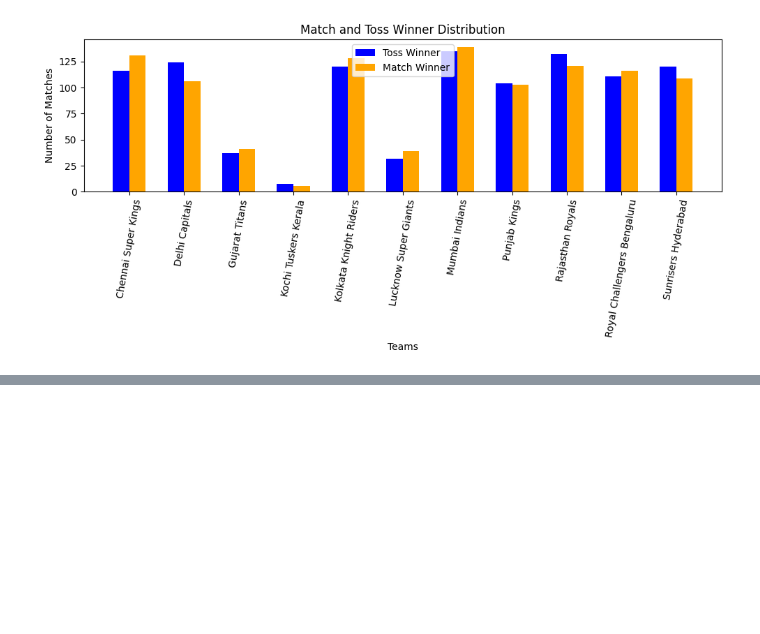
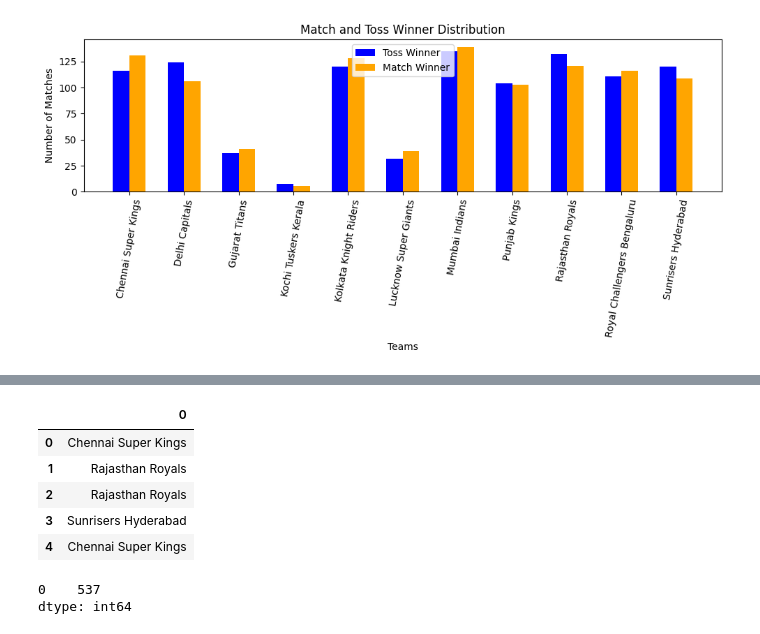
Before and after one commit to Channu17/IPL-win-predictor, a Jupyter notebook: notebooks/winpredictor.ipynb, the cells around one changed output, grey strips where cells are left out. Saved outputs shown, nothing was run; the diff lists cells and outputs as text; code cells hidden in the pictures; blank space fills up the shorter version.

```diff
--- a/notebooks/winpredictor.ipynb
+++ b/notebooks/winpredictor.ipynb
@@ -340,0 +396,14 @@ plt.show()
+# %%
+toss_and_match_winner_df.head()
+# %% [output]
+|  | 0 |
+| 0 | Chennai Super Kings |
+| 1 | Rajasthan Royals |
+| 2 | Rajasthan Royals |
+| 3 | Sunrisers Hyderabad |
+| 4 | Chennai Super Kings |
+# %%
+toss_and_match_winner_df.count()
+# %% [output]
+0    537
+dtype: int64
```
Also changed, not shown: parts of 29 cells of this notebook, 2 other files.
